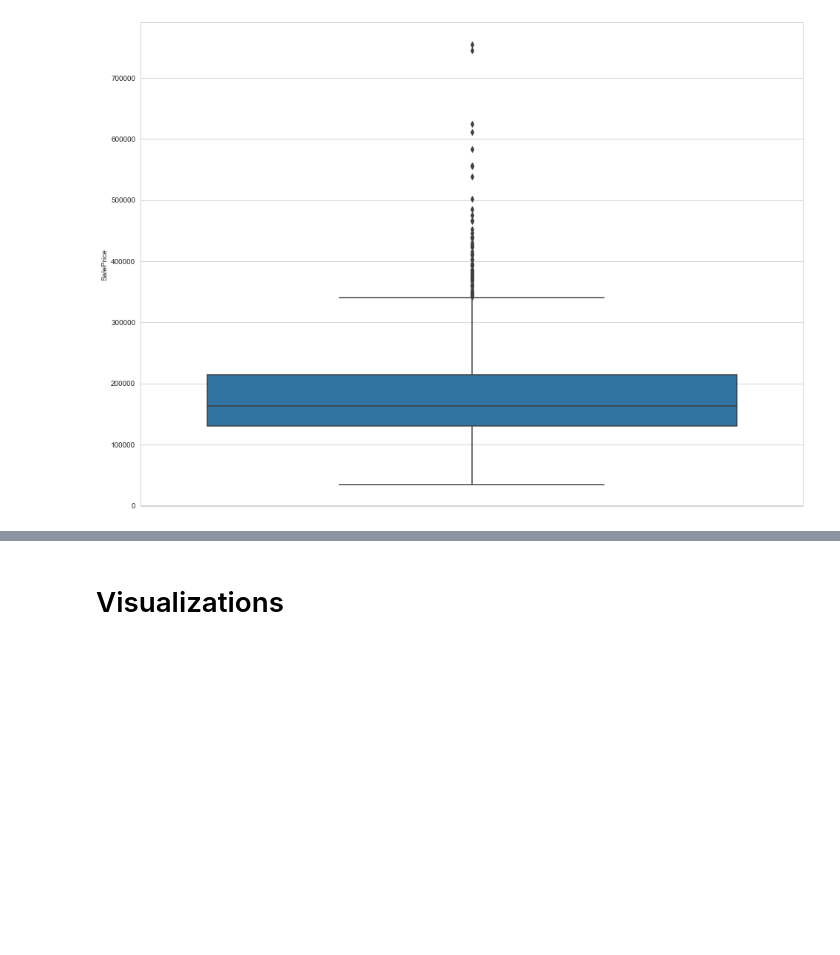
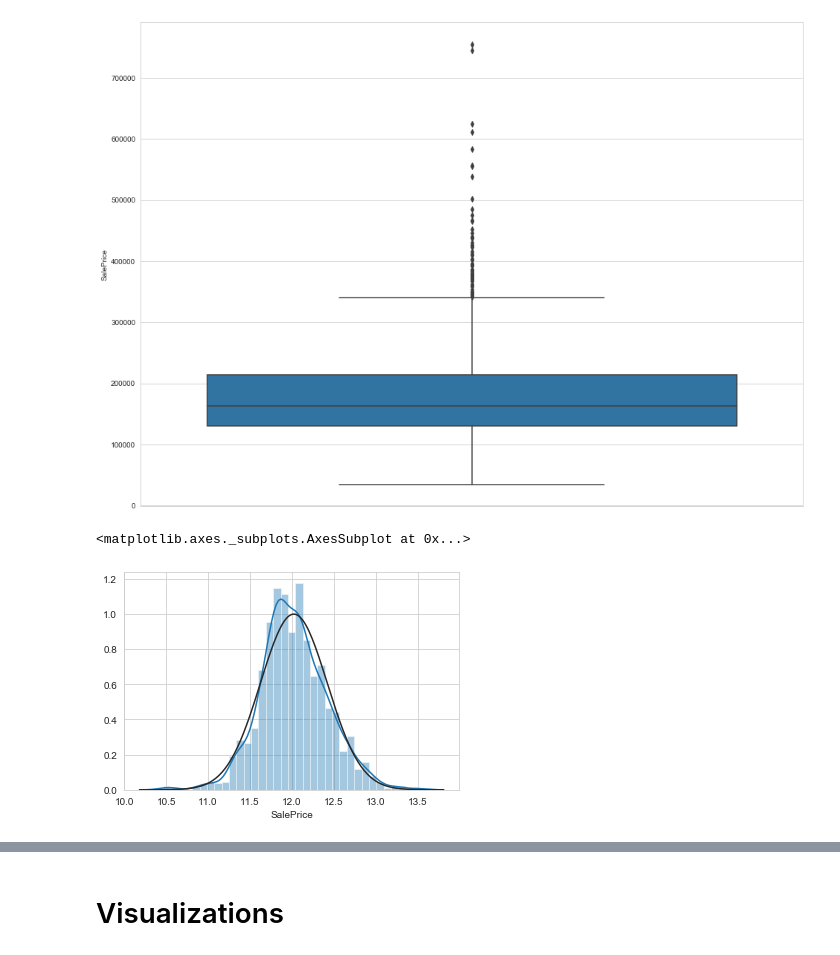
Before and after one commit to lijq33/Data-mining, a Jupyter notebook: Data Mining Assignment.ipynb, the cells around one changed output, grey strips where cells are left out. Drawn from its saved outputs; the diff is of its cells as text; code cells hidden in the pictures; blank space fills up the shorter version.

```diff
--- a/Data Mining Assignment.ipynb
+++ b/Data Mining Assignment.ipynb
@@ -532,3 +532,11 @@ sns.boxplot(y=df_train["SalePrice"])
 # %% [output]
 <matplotlib.axes._subplots.AxesSubplot at 0x...>
 [figure]
+# %%
+df_train["SalePrice"] = df_train["SalePrice"].apply(np.log)
+# %%
+sns.set_style('whitegrid')
+sns.distplot(df_train["SalePrice"],fit=norm)
+# %% [output]
+<matplotlib.axes._subplots.AxesSubplot at 0x...>
+[figure, added]
```
Also changed, not shown: parts of 9 cells of this notebook.
